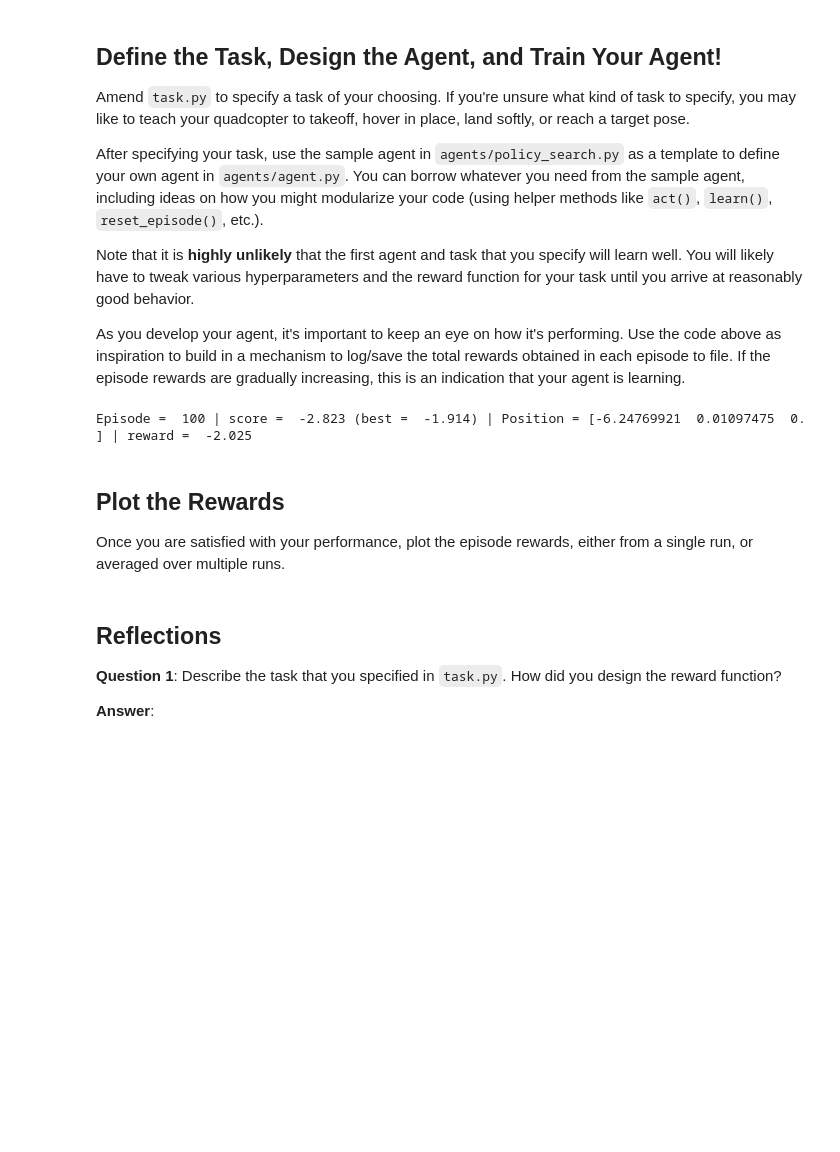
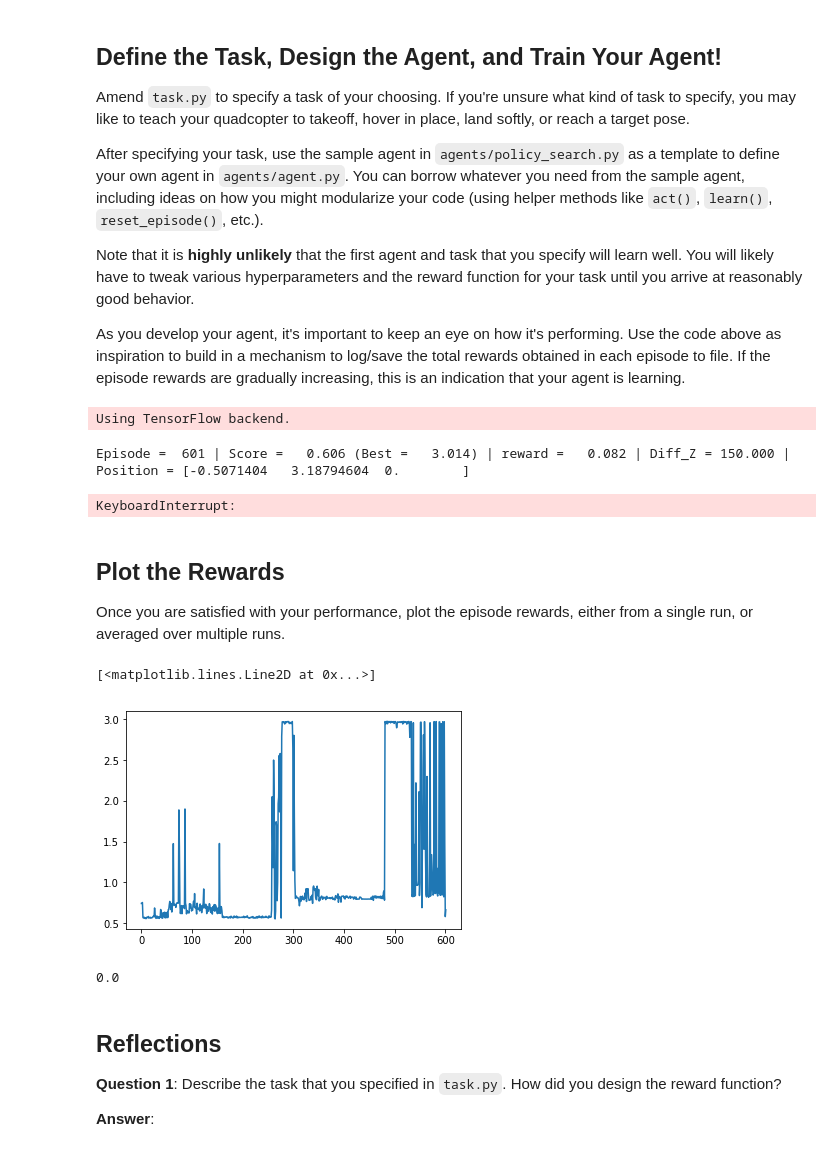
Before and after one commit to edvalente/ml-nanodegree, a Jupyter notebook: quadcopter-project/Quadcopter_Project.ipynb, the cells around one changed output. Saved outputs shown, nothing was run; the diff lists cells and outputs as text; code cells hidden in the pictures; blank space fills up the shorter version.

Commit message:
Adjustments on reward

```diff
--- a/quadcopter-project/Quadcopter_Project.ipynb
+++ b/quadcopter-project/Quadcopter_Project.ipynb
@@ -222,13 +222,18 @@ from task import Task
 import matplotlib.pyplot as plt
 % matplotlib inline
 
-num_episodes = 100
-target_pos = np.array([0., 0., 0.])
+num_episodes = 1000
+target_pos = np.array([0., 0., 150.])
 init_pos = np.array([0., 0., 10., 0., 0., 0.])
 task = Task(target_pos=target_pos, init_pose=init_pos)
 agent = DDPG(task)
 position = {}
 rewards = {}
+episode_results = {}
+labels = ['time', 'x', 'y', 'z', 'phi', 'theta', 'psi', 'x_velocity',
+          'y_velocity', 'z_velocity', 'phi_velocity', 'theta_velocity',
+          'psi_velocity', 'rotor_speed1', 'rotor_speed2', 'rotor_speed3', 'rotor_speed4']
+results = {x : [] for x in labels}
 
 for i_episode in range(1, num_episodes+1):
 
@@ -244,13 +249,21 @@ for i_episode in range(1, num_episodes+1):
         position[i_episode].append(task.sim.pose[:3])
         rewards[i_episode].append(reward)
 
+        # Write results
+        to_write = [task.sim.time] + list(task.sim.pose) + list(task.sim.v) + list(task.sim.angular_v) + list(action)
+        for ii in range(len(labels)):
+            results[labels[ii]].append(to_write[ii])
+
         if done:
-            print("\rEpisode = {:4d} | score = {:7.3f} (best = {:7.3f}) | Position = {} | reward = {:7.3f}".format(
-                i_episode, agent.score, agent.best_score, task.sim.pose[:3], reward), end="")
+            episode_results[i_episode] = results
+            print("\rEpisode = {:4d} | Score = {:7.3f} (Best = {:7.3f}) | reward = {:7.3f} | Diff_Z = {:7.3f} | Position = {}".format(
+                i_episode, agent.score, agent.best_score, reward, task.diff_z, task.sim.pose[:3]), end="")
             break
     sys.stdout.flush()
 # %% [output]
-Episode =  100 | score =  -2.823 (best =  -1.914) | Position = [-6.24769921  0.01097475  0.        ] | reward =  -2.025
+Using TensorFlow backend.
+Episode =  601 | Score =   0.606 (Best =   3.014) | reward =   0.082 | Diff_Z = 150.000 | Position = [-0.5071404   3.18794604  0.        ]
+KeyboardInterrupt:
 # %% [markdown]
 ## Plot the Rewards
 
@@ -260,3 +271,17 @@ Once you are satisfied with your performance, plot the episode rewards, either f
+# %%
+## TODO: Plot the rewards.
+a = []
+for i in range(1, len(rewards)+1):
+    a.append(np.array(rewards[i]).sum() / len(rewards[i]))
+# %%
+plt.plot(a)
+# %% [output]
+[<matplotlib.lines.Line2D at 0x...>]
+[figure, added]
+# %%
+np.sin(0)
+# %% [output]
+0.0
 # %% [markdown]
 ## Reflections
 
```
Also changed, not shown: parts of 1 cell of this notebook, 2 other files.
